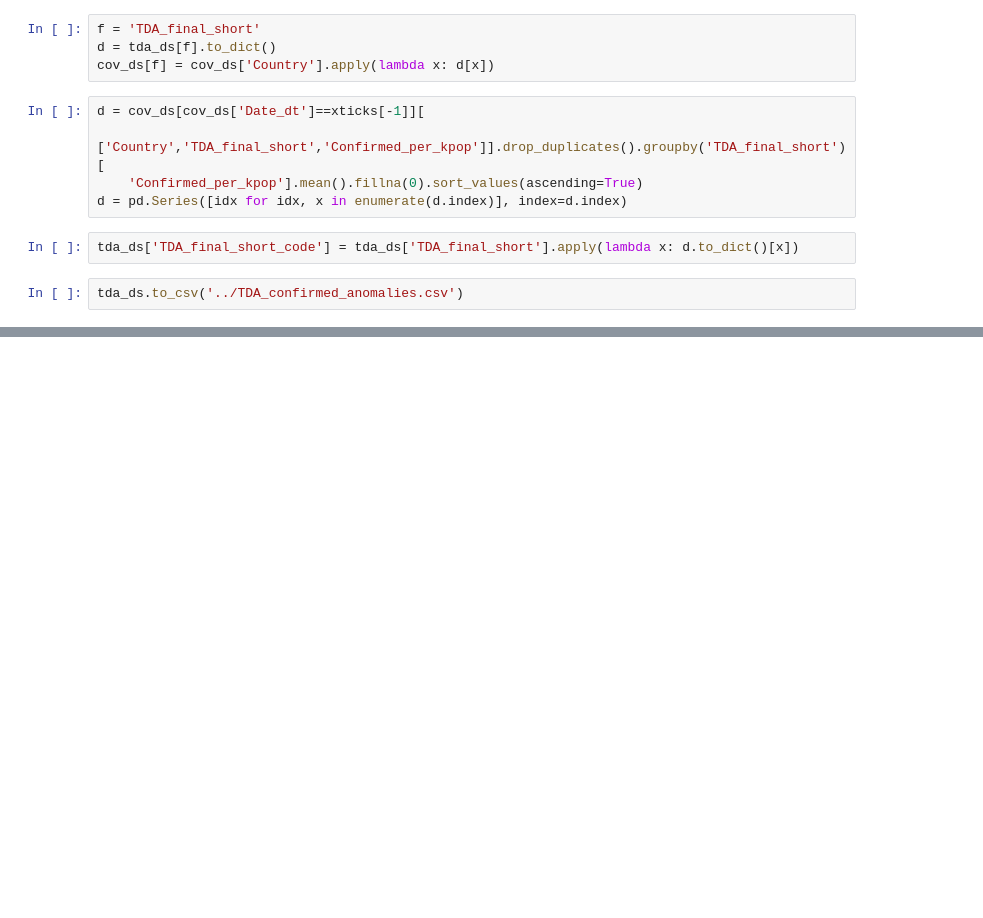
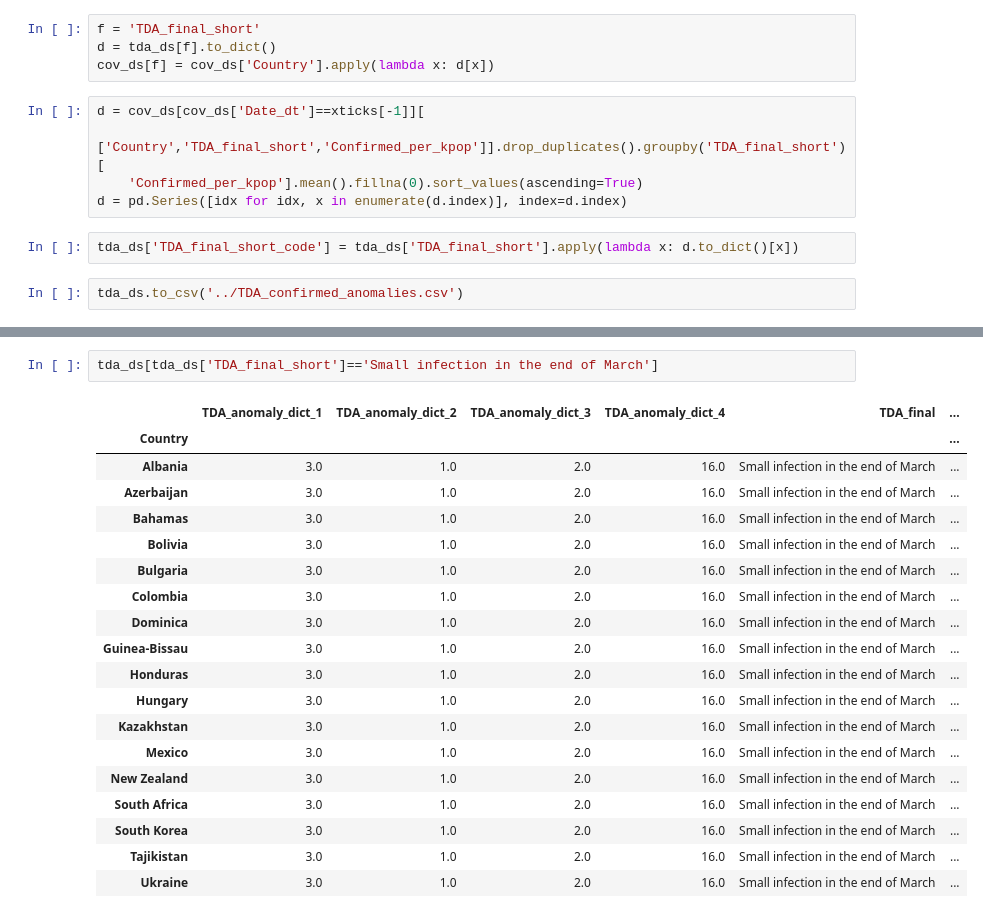
Before and after one commit to ChernovAndrey/Network-Science-Project-2, a Jupyter notebook: notebooks/ed-23.06.2020-Analyze_TDA.ipynb, the cells around one changed output, grey strips where cells are left out. Cells and saved outputs as stored; diff of their text form; blank space fills up the shorter version.

```diff
--- a/notebooks/ed-23.06.2020-Analyze_TDA.ipynb
+++ b/notebooks/ed-23.06.2020-Analyze_TDA.ipynb
@@ -361,0 +403,22 @@ tda_ds.to_csv('../TDA_confirmed_anomalies.csv')
+# %%
+tda_ds[tda_ds['TDA_final_short']=='Small infection in the end of March']
+# %% [output]
+|  | TDA_anomaly_dict_1 | TDA_anomaly_dict_2 | TDA_anomaly_dict_3 | TDA_anomaly_dict_4 | TDA_final | ... |
+| Country |  |  |  |  |  | ... |
+| Albania | 3.0 | 1.0 | 2.0 | 16.0 | Small infection in the end of March | ... |
+| Azerbaijan | 3.0 | 1.0 | 2.0 | 16.0 | Small infection in the end of March | ... |
+| Bahamas | 3.0 | 1.0 | 2.0 | 16.0 | Small infection in the end of March | ... |
+| Bolivia | 3.0 | 1.0 | 2.0 | 16.0 | Small infection in the end of March | ... |
+| Bulgaria | 3.0 | 1.0 | 2.0 | 16.0 | Small infection in the end of March | ... |
+| Colombia | 3.0 | 1.0 | 2.0 | 16.0 | Small infection in the end of March | ... |
+| Dominica | 3.0 | 1.0 | 2.0 | 16.0 | Small infection in the end of March | ... |
+| Guinea-Bissau | 3.0 | 1.0 | 2.0 | 16.0 | Small infection in the end of March | ... |
+| Honduras | 3.0 | 1.0 | 2.0 | 16.0 | Small infection in the end of March | ... |
+| Hungary | 3.0 | 1.0 | 2.0 | 16.0 | Small infection in the end of March | ... |
+| Kazakhstan | 3.0 | 1.0 | 2.0 | 16.0 | Small infection in the end of March | ... |
+| Mexico | 3.0 | 1.0 | 2.0 | 16.0 | Small infection in the end of March | ... |
+| New Zealand | 3.0 | 1.0 | 2.0 | 16.0 | Small infection in the end of March | ... |
+| South Africa | 3.0 | 1.0 | 2.0 | 16.0 | Small infection in the end of March | ... |
+| South Korea | 3.0 | 1.0 | 2.0 | 16.0 | Small infection in the end of March | ... |
+| Tajikistan | 3.0 | 1.0 | 2.0 | 16.0 | Small infection in the end of March | ... |
+| Ukraine | 3.0 | 1.0 | 2.0 | 16.0 | Small infection in the end of March | ... |
```
Also changed, not shown: parts of 3 cells of this notebook, 3 other files.
